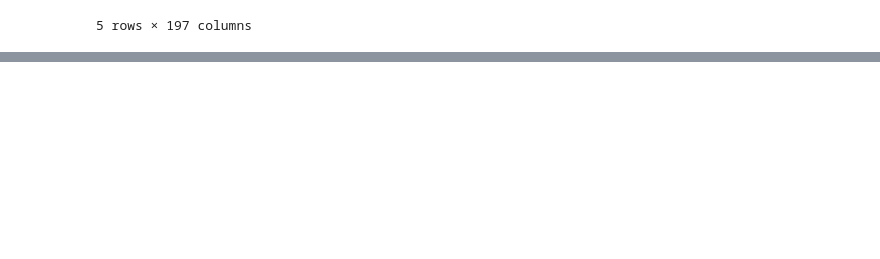
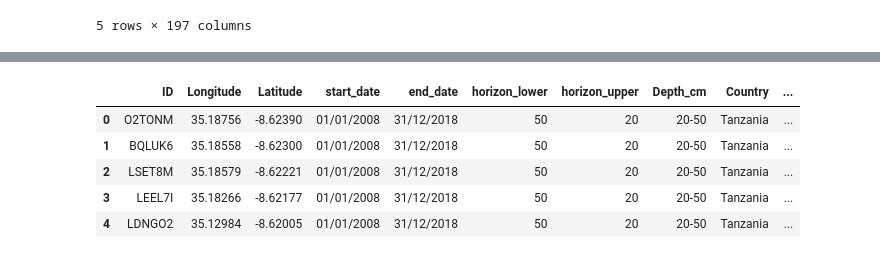
Before and after one commit to lucknera/projekt_interdyscyplinarny, a Jupyter notebook: models/olek-fe.ipynb, the cells around one changed output, grey strips where cells are left out. Saved outputs shown, nothing was run; the diff lists cells and outputs as text; code cells hidden in the pictures; blank space fills up the shorter version.

```diff
--- a/models/olek-fe.ipynb
+++ b/models/olek-fe.ipynb
@@ -131,0 +155,3 @@ nutrients.groupby("Item").count()
+# %%
+nutrients_pivot = summary.pivot(index='Area', columns = 'Element', values = 'mean').reset_index()
+nutrients_pivot.head()
@@ -131,0 +186,10 @@ nutrients.groupby("Item").count()
+# %%
+features_nut = features.merge(nutrients_pivot, left_on="Country", right_on="Area", how="left")
+features_nut.head()
+# %% [output]
+|  | ID | Longitude | Latitude | start_date | end_date | horizon_lower | horizon_upper | Depth_cm | Country | ... |
+| 0 | O2TONM | 35.18756 | -8.62390 | 01/01/2008 | 31/12/2018 | 50 | 20 | 20-50 | Tanzania | ... |
+| 1 | BQLUK6 | 35.18558 | -8.62300 | 01/01/2008 | 31/12/2018 | 50 | 20 | 20-50 | Tanzania | ... |
+| 2 | LSET8M | 35.18579 | -8.62221 | 01/01/2008 | 31/12/2018 | 50 | 20 | 20-50 | Tanzania | ... |
+| 3 | LEEL7I | 35.18266 | -8.62177 | 01/01/2008 | 31/12/2018 | 50 | 20 | 20-50 | Tanzania | ... |
+| 4 | LDNGO2 | 35.12984 | -8.62005 | 01/01/2008 | 31/12/2018 | 50 | 20 | 20-50 | Tanzania | ... |
```
Also changed, not shown: parts of 10 cells of this notebook.
